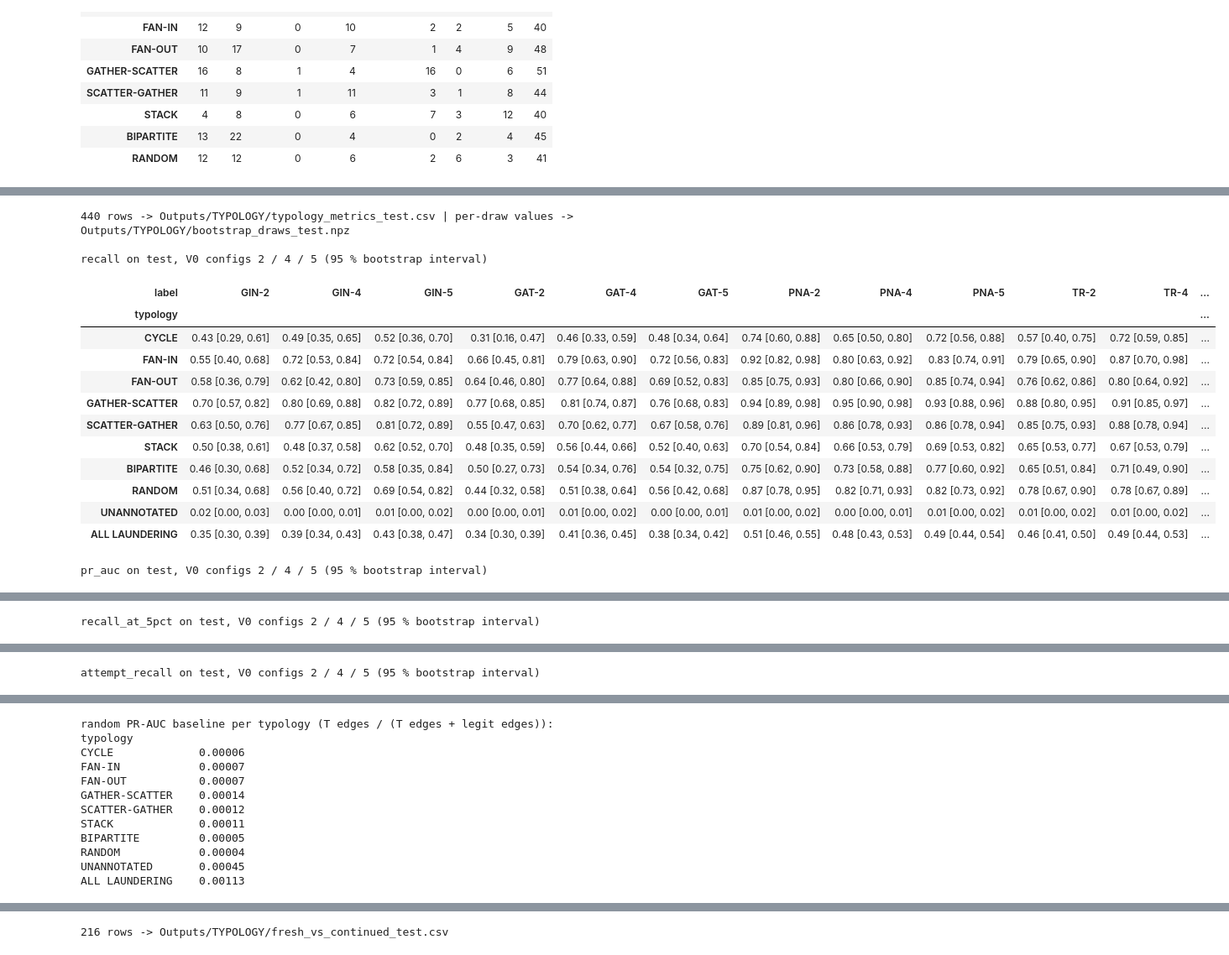
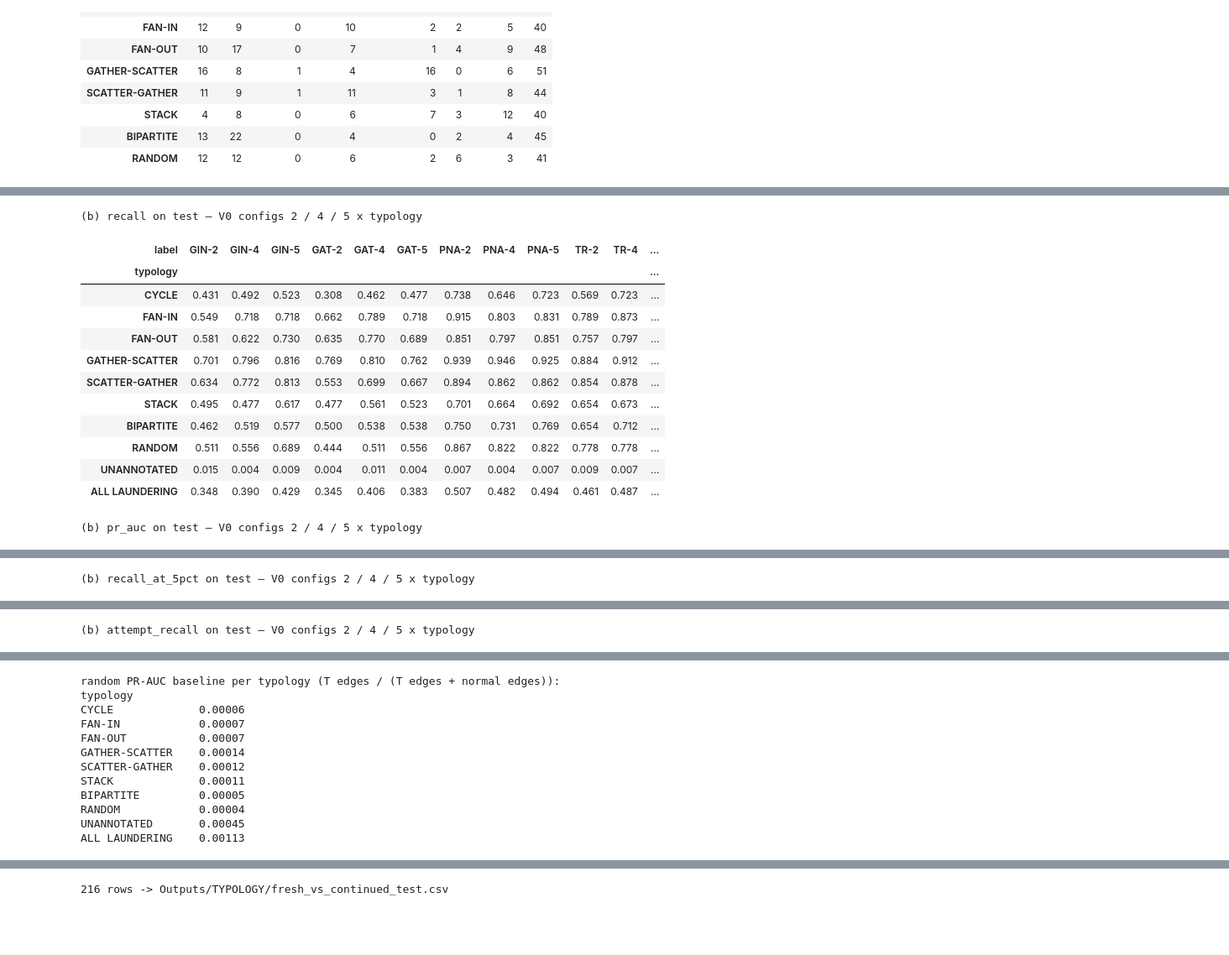
Before and after one commit to sandrokhizanishvili/gnn_for_fraudulent_patterns, a Jupyter notebook: Typology_analysis.ipynb, the cells around one changed output, grey strips where cells are left out. Shown at 84% size. Cells and saved outputs as stored; diff of their text form; code cells hidden in the pictures; blank space fills up the shorter version.

```diff
--- a/Typology_analysis.ipynb
+++ b/Typology_analysis.ipynb
@@ -63,7 +66,8 @@ for path in sorted(glob.glob('Outputs/**/results.json', recursive=True)):
     family, config, variant, label = run_label(result)
     rows.append({'label': label, 'family': family, 'config': config, 'variant': variant,
                  'headline': config in HEADLINE, 'run': result['run'],
-                 'dir': os.path.dirname(path).replace(os.sep, '/'), 'threshold': result['threshold']})
+                 'dir': os.path.dirname(path).replace(os.sep, '/'), 'threshold': result['threshold'],
+                 'val_f1': result['val_f1']})
 runs = pd.DataFrame(rows)
 runs['family'] = pd.Categorical(runs['family'], FAMILY_ORDER)
 runs['variant'] = pd.Categorical(runs['variant'], VARIANT_ORDER)
@@ -74,6 +78,6 @@ assert runs['label'].is_unique
 assert runs['variant'].value_counts().to_dict() == {'v0': 28, 'rwpe16': 8, 'tuned': 8}
 assert all(os.path.exists(f'{d}/predictions.csv') for d in runs['dir'])
 print(f'{len(runs)} runs, every one with predictions.csv')
-display(runs[['label', 'family', 'config', 'variant', 'headline', 'threshold', 'dir']])
+display(runs[['label', 'family', 'config', 'variant', 'headline', 'threshold', 'val_f1', 'dir']])
 # %% [output]
 44 runs, every one with predictions.csv
@@ -567,0 +490,14 @@ TR-5 + tuned     fp   141 | ALL f1 0.6074 pr_auc 0.5741 r@5% 0.886 | 4 s
+# %%
+def pivot(metric, subset, columns='label', order=None):
+    '''typology x run table of one metric, rounded.'''
+    table = subset.pivot(index='typology', columns=columns, values=metric).reindex(ROWS)
+    return (table[order] if order is not None else table).round(3)
+
+
+best_v0 = (runs[runs['variant'] == 'v0'].sort_values('val_f1', ascending=False)
+           .groupby('family', observed=True).head(1).sort_values('family'))
+best_labels = best_v0['label'].tolist()
+print('(a) best V0 run per operator by validation F1:', dict(zip(best_labels, best_v0['val_f1'].round(3))))
+for metric in ('recall', 'pr_auc'):
+    print(f'\n{metric} on test — best V0 run per operator x typology')
+    display(pivot(metric, metrics[metrics['label'].isin(best_labels)], order=best_labels).T)
@@ -568,45 +521,25 @@ TR-5 + tuned     fp   141 | ALL f1 0.6074 pr_auc 0.5741 r@5% 0.886 | 4 s
 # %%
-order = {'variant': VARIANT_ORDER, 'family': FAMILY_ORDER, 'typology': ROWS}
-metrics['variant'] = pd.Categorical(metrics['variant'], VARIANT_ORDER)
-metrics['family'] = pd.Categorical(metrics['family'], FAMILY_ORDER)
-metrics['typology'] = pd.Categorical(metrics['typology'], ROWS)
-metrics = metrics.sort_values(['variant', 'family', 'config', 'typology']).reset_index(drop=True)
-metrics.to_csv(f'{OUT}/typology_metrics_test.csv', index=False)
-np.savez_compressed(f'{OUT}/bootstrap_draws_test.npz',
-                    **{f'{label}__{typology}__{name}': values
-                       for (label, typology), per_metric in draws.items() for name, values in per_metric.items()})
-print(f'{len(metrics)} rows -> {OUT}/typology_metrics_test.csv | per-draw values -> {OUT}/bootstrap_draws_test.npz')
-
-
-def show(metric, subset, columns='label'):
-    '''Pivot typology x run of one metric, formatted "value [lo, hi]".'''
-    text = subset.apply(lambda r: f'{r[metric]:.2f} [{r[f"{metric}_lo"]:.2f}, {r[f"{metric}_hi"]:.2f}]', axis=1)
-    return subset.assign(cell=text).pivot(index='typology', columns=columns, values='cell').reindex(ROWS)
-
-
 headline = metrics[(metrics['variant'] == 'v0') & metrics['headline']]
 labels_headline = [f'{family}-{config}' for family in FAMILY_ORDER for config in HEADLINE]
 for metric in ('recall', 'pr_auc', 'recall_at_5pct', 'attempt_recall'):
-    print(f'\n{metric} on test, V0 configs 2 / 4 / 5 (95 % bootstrap interval)')
-    display(show(metric, headline)[labels_headline])
-print('\nrandom PR-AUC baseline per typology (T edges / (T edges + legit edges)):')
+    print(f'\n(b) {metric} on test — V0 configs 2 / 4 / 5 x typology')
+    display(pivot(metric, headline, order=labels_headline))
+print('\nrandom PR-AUC baseline per typology (T edges / (T edges + normal edges)):')
 print(headline.drop_duplicates('typology').set_index('typology')['pr_auc_random'].map('{:.5f}'.format).to_string())
 # %% [output]
-440 rows -> Outputs/TYPOLOGY/typology_metrics_test.csv | per-draw values -> Outputs/TYPOLOGY/bootstrap_draws_test.npz
-
-recall on test, V0 configs 2 / 4 / 5 (95 % bootstrap interval)
+(b) recall on test — V0 configs 2 / 4 / 5 x typology
 | label | GIN-2 | GIN-4 | GIN-5 | GAT-2 | GAT-4 | GAT-5 | PNA-2 | PNA-4 | PNA-5 | TR-2 | TR-4 | ... |
 | typology |  |  |  |  |  |  |  |  |  |  |  | ... |
-| CYCLE | 0.43 [0.29, 0.61] | 0.49 [0.35, 0.65] | 0.52 [0.36, 0.70] | 0.31 [0.16, 0.47] | 0.46 [0.33, 0.59] | 0.48 [0.34, 0.64] | 0.74 [0.60, 0.88] | 0.65 [0.50, 0.80] | 0.72 [0.56, 0.88] | 0.57 [0.40, 0.75] | 0.72 [0.59, 0.85] | ... |
-| FAN-IN | 0.55 [0.40, 0.68] | 0.72 [0.53, 0.84] | 0.72 [0.54, 0.84] | 0.66 [0.45, 0.81] | 0.79 [0.63, 0.90] | 0.72 [0.56, 0.83] | 0.92 [0.82, 0.98] | 0.80 [0.63, 0.92] | 0.83 [0.74, 0.91] | 0.79 [0.65, 0.90] | 0.87 [0.70, 0.98] | ... |
-| FAN-OUT | 0.58 [0.36, 0.79] | 0.62 [0.42, 0.80] | 0.73 [0.59, 0.85] | 0.64 [0.46, 0.80] | 0.77 [0.64, 0.88] | 0.69 [0.52, 0.83] | 0.85 [0.75, 0.93] | 0.80 [0.66, 0.90] | 0.85 [0.74, 0.94] | 0.76 [0.62, 0.86] | 0.80 [0.64, 0.92] | ... |
-| GATHER-SCATTER | 0.70 [0.57, 0.82] | 0.80 [0.69, 0.88] | 0.82 [0.72, 0.89] | 0.77 [0.68, 0.85] | 0.81 [0.74, 0.87] | 0.76 [0.68, 0.83] | 0.94 [0.89, 0.98] | 0.95 [0.90, 0.98] | 0.93 [0.88, 0.96] | 0.88 [0.80, 0.95] | 0.91 [0.85, 0.97] | ... |
-| SCATTER-GATHER | 0.63 [0.50, 0.76] | 0.77 [0.67, 0.85] | 0.81 [0.72, 0.89] | 0.55 [0.47, 0.63] | 0.70 [0.62, 0.77] | 0.67 [0.58, 0.76] | 0.89 [0.81, 0.96] | 0.86 [0.78, 0.93] | 0.86 [0.78, 0.94] | 0.85 [0.75, 0.93] | 0.88 [0.78, 0.94] | ... |
-| STACK | 0.50 [0.38, 0.61] | 0.48 [0.37, 0.58] | 0.62 [0.52, 0.70] | 0.48 [0.35, 0.59] | 0.56 [0.44, 0.66] | 0.52 [0.40, 0.63] | 0.70 [0.54, 0.84] | 0.66 [0.53, 0.79] | 0.69 [0.53, 0.82] | 0.65 [0.53, 0.77] | 0.67 [0.53, 0.79] | ... |
-| BIPARTITE | 0.46 [0.30, 0.68] | 0.52 [0.34, 0.72] | 0.58 [0.35, 0.84] | 0.50 [0.27, 0.73] | 0.54 [0.34, 0.76] | 0.54 [0.32, 0.75] | 0.75 [0.62, 0.90] | 0.73 [0.58, 0.88] | 0.77 [0.60, 0.92] | 0.65 [0.51, 0.84] | 0.71 [0.49, 0.90] | ... |
-| RANDOM | 0.51 [0.34, 0.68] | 0.56 [0.40, 0.72] | 0.69 [0.54, 0.82] | 0.44 [0.32, 0.58] | 0.51 [0.38, 0.64] | 0.56 [0.42, 0.68] | 0.87 [0.78, 0.95] | 0.82 [0.71, 0.93] | 0.82 [0.73, 0.92] | 0.78 [0.67, 0.90] | 0.78 [0.67, 0.89] | ... |
-| UNANNOTATED | 0.02 [0.00, 0.03] | 0.00 [0.00, 0.01] | 0.01 [0.00, 0.02] | 0.00 [0.00, 0.01] | 0.01 [0.00, 0.02] | 0.00 [0.00, 0.01] | 0.01 [0.00, 0.02] | 0.00 [0.00, 0.01] | 0.01 [0.00, 0.02] | 0.01 [0.00, 0.02] | 0.01 [0.00, 0.02] | ... |
-| ALL LAUNDERING | 0.35 [0.30, 0.39] | 0.39 [0.34, 0.43] | 0.43 [0.38, 0.47] | 0.34 [0.30, 0.39] | 0.41 [0.36, 0.45] | 0.38 [0.34, 0.42] | 0.51 [0.46, 0.55] | 0.48 [0.43, 0.53] | 0.49 [0.44, 0.54] | 0.46 [0.41, 0.50] | 0.49 [0.44, 0.53] | ... |
+| CYCLE | 0.431 | 0.492 | 0.523 | 0.308 | 0.462 | 0.477 | 0.738 | 0.646 | 0.723 | 0.569 | 0.723 | ... |
+| FAN-IN | 0.549 | 0.718 | 0.718 | 0.662 | 0.789 | 0.718 | 0.915 | 0.803 | 0.831 | 0.789 | 0.873 | ... |
+| FAN-OUT | 0.581 | 0.622 | 0.730 | 0.635 | 0.770 | 0.689 | 0.851 | 0.797 | 0.851 | 0.757 | 0.797 | ... |
+| GATHER-SCATTER | 0.701 | 0.796 | 0.816 | 0.769 | 0.810 | 0.762 | 0.939 | 0.946 | 0.925 | 0.884 | 0.912 | ... |
+| SCATTER-GATHER | 0.634 | 0.772 | 0.813 | 0.553 | 0.699 | 0.667 | 0.894 | 0.862 | 0.862 | 0.854 | 0.878 | ... |
+| STACK | 0.495 | 0.477 | 0.617 | 0.477 | 0.561 | 0.523 | 0.701 | 0.664 | 0.692 | 0.654 | 0.673 | ... |
+| BIPARTITE | 0.462 | 0.519 | 0.577 | 0.500 | 0.538 | 0.538 | 0.750 | 0.731 | 0.769 | 0.654 | 0.712 | ... |
+| RANDOM | 0.511 | 0.556 | 0.689 | 0.444 | 0.511 | 0.556 | 0.867 | 0.822 | 0.822 | 0.778 | 0.778 | ... |
+| UNANNOTATED | 0.015 | 0.004 | 0.009 | 0.004 | 0.011 | 0.004 | 0.007 | 0.004 | 0.007 | 0.009 | 0.007 | ... |
+| ALL LAUNDERING | 0.348 | 0.390 | 0.429 | 0.345 | 0.406 | 0.383 | 0.507 | 0.482 | 0.494 | 0.461 | 0.487 | ... |
-pr_auc on test, V0 configs 2 / 4 / 5 (95 % bootstrap interval)
+(b) pr_auc on test — V0 configs 2 / 4 / 5 x typology
 | label | GIN-2 | GIN-4 | GIN-5 | GAT-2 | GAT-4 | GAT-5 | PNA-2 | PNA-4 | PNA-5 | TR-2 | TR-4 | ... |
 | typology |  |  |  |  |  |  |  |  |  |  |  | ... |
@@ -623,3 +556,3 @@ pr_auc on test, V0 configs 2 / 4 / 5 (95 % bootstrap interval)
-recall_at_5pct on test, V0 configs 2 / 4 / 5 (95 % bootstrap interval)
+(b) recall_at_5pct on test — V0 configs 2 / 4 / 5 x typology
 | label | GIN-2 | GIN-4 | GIN-5 | GAT-2 | GAT-4 | GAT-5 | PNA-2 | PNA-4 | PNA-5 | TR-2 | TR-4 | ... |
 | typology |  |  |  |  |  |  |  |  |  |  |  | ... |
@@ -636,3 +569,3 @@ recall_at_5pct on test, V0 configs 2 / 4 / 5 (95 % bootstrap interval)
-attempt_recall on test, V0 configs 2 / 4 / 5 (95 % bootstrap interval)
+(b) attempt_recall on test — V0 configs 2 / 4 / 5 x typology
 | label | GIN-2 | GIN-4 | GIN-5 | GAT-2 | GAT-4 | GAT-5 | PNA-2 | PNA-4 | PNA-5 | TR-2 | TR-4 | ... |
 | typology |  |  |  |  |  |  |  |  |  |  |  | ... |
@@ -649,4 +582,4 @@ attempt_recall on test, V0 configs 2 / 4 / 5 (95 % bootstrap interval)
-random PR-AUC baseline per typology (T edges / (T edges + legit edges)):
+random PR-AUC baseline per typology (T edges / (T edges + normal edges)):
 typology
 CYCLE             0.00006
 FAN-IN            0.00007
```
Also changed, not shown: parts of 32 cells of this notebook, 12 other files.
